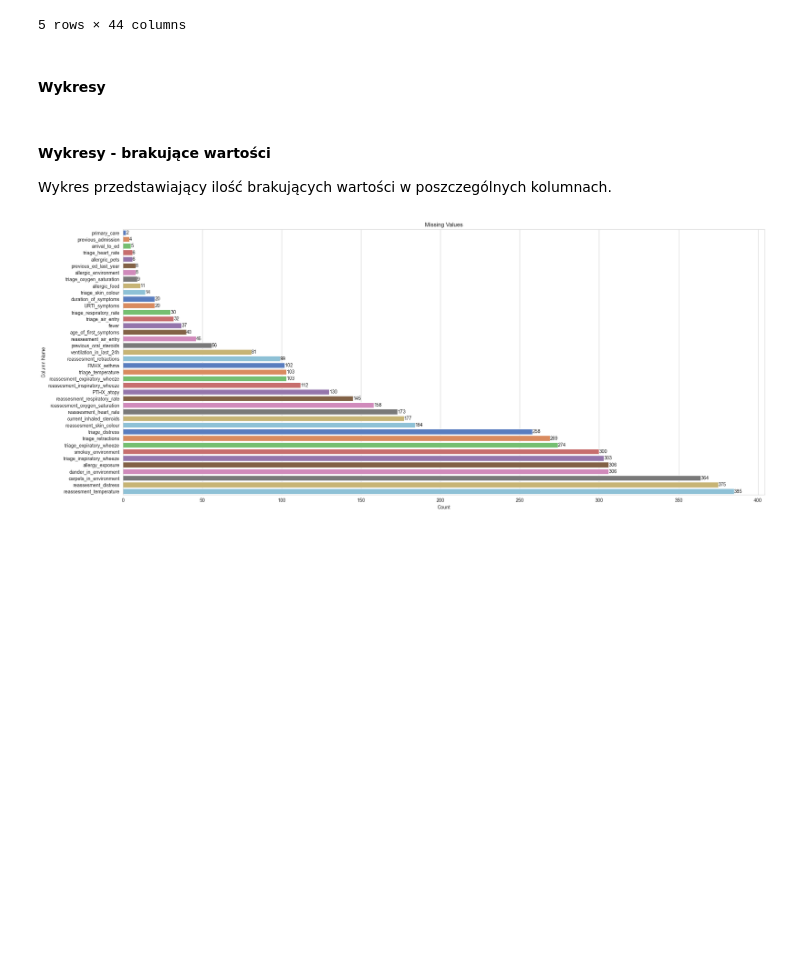
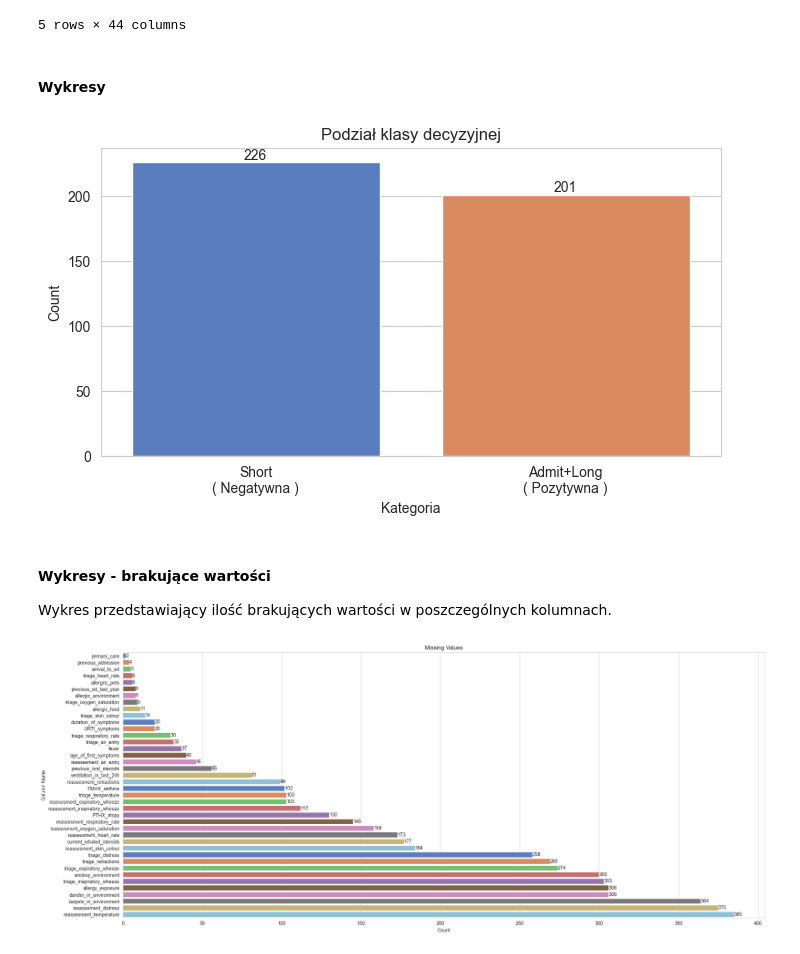
Before and after one commit to Mimikkk/2024-siwb, a Jupyter notebook: project-1/ae_retro_analysis.ipynb, the cells around one changed output. Drawn from its saved outputs; the diff is of its cells as text; code cells hidden in the pictures; blank space fills up the shorter version.

```diff
--- a/project-1/ae_retro_analysis.ipynb
+++ b/project-1/ae_retro_analysis.ipynb
@@ -136,6 +136,7 @@ dataframe.head()
 # %% [markdown]
 #### Wykresy
 # %%
+from matplotlib.axes import Axes
 def show_missing_values(dataframe: DataFrame):
   dataframe = (
     dataframe
@@ -232,37 +233,41 @@ def show_correlation(dataframe: DataFrame):
 
 def show_distribution(dataframe: DataFrame):
   dataframe = (
     dataframe['category']
     .reset_index()
     .groupby('category')
     .size()
     .to_frame()
     .rename(columns={
       'index': 'category',
       0: 'counts'
     })
   )
 
   figure = plt.figure(figsize=(8, 4))
 
-  axis = sns.barplot(
+  axis: Axes = sns.barplot(
     x='category',
     y='counts',
     data=dataframe,
     palette='muted',
     hue='category',
     figure=figure
   )
 
   for bar in axis.containers: axis.bar_label(bar)
   axis.set(
-    title='Distribution',
-    xlabel='Category',
+    title='Podział klasy decyzyjnej',
+    xlabel='Kategoria',
     ylabel='Count',
     xticks=[0, 1],
-    xticklabels=['Short', 'Admitted+Long']
+    xticklabels=['Short\n( Negatywna )', 'Admit+Long\n( Pozytywna )'],
   )
+  axis.legend().set_visible(False)
   figure.show()
+show_distribution(dataframe)
+# %% [output]
+[figure, added]
 # %% [markdown]
 #### Wykresy - brakujące wartości
 Wykres przedstawiający ilość brakujących wartości w poszczególnych kolumnach.
```
Also changed, not shown: parts of 7 cells of this notebook.
